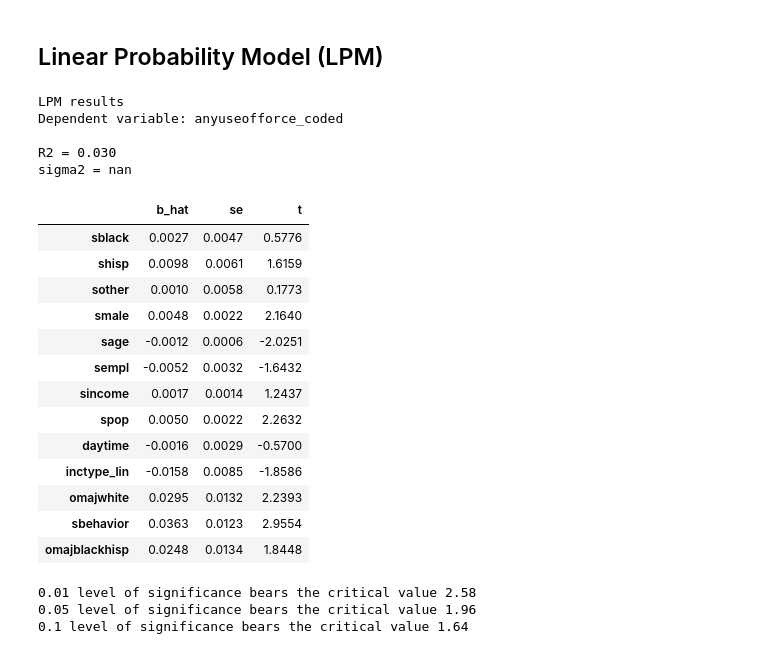
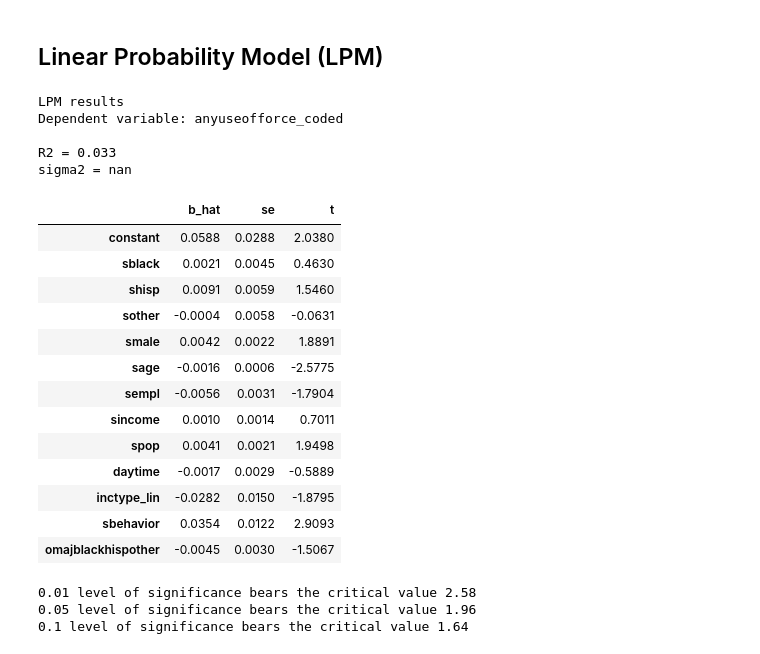
Before and after one commit to astronautfish/advmicro-assignment-3, a Jupyter notebook: assignment3.ipynb, the cells around one changed output. Drawn from its saved outputs; the diff is of its cells as text; code cells hidden in the pictures.

```diff
--- a/assignment3.ipynb
+++ b/assignment3.ipynb
@@ -35,6 +32,8 @@ print(f'Dummy trap in officer race: \t{data['omajother'].sum() + data['omajwhite
 print(f'Dummy trap in civilian race: \t{data['sother'].sum() + data['swhite'].sum() + data['shisp'].sum() + data['sblack'].sum() == len(data)}')  # one-hot encoded -> drop one category to avoid multicollinearity
 
 print(f'osplit is 0 for all obs: \t{data['osplit'].sum() == 0}')  # no variation -> drop feature
+
+data['constant'] = 1
 # %% [output]
 All years are the same:         True
 Dummy trap in officer race:     True
@@ -67,7 +66,8 @@ pd.DataFrame({
 ## Data selection
 # %%
 # types of features
-x_labels = ['sblack', # dummy
+x_labels = ['constant',
+ 'sblack', # dummy
  'shisp', # dummy
  #'swhite', # dummy -> dropped because of dummy trap: see earlier
  'sother', # dummy
@@ -80,17 +80,17 @@ x_labels = ['sblack', # dummy
  'inctype_lin', # categorical / dummy?
  #'omajblack', # dummy -> collaped with omajhisp for union dummy to avoid seperation
  #'omajhisp', # dummy -> collaped with omajblack for union dummy to avoid seperation
- 'omajwhite', # dummy
+ #'omajwhite', # dummy
  #'omajother', # dummy -> dropped because of dummy trap: see earlier
  #'osplit', # invariant -> dropped
  #'year' # invariant -> dropped
  'sbehavior', # dummy
  ]
 
-x_labels_imp = ['sblack', 'shisp', 'sother', 'smale', 'daytime', 'omajwhite', 'sbehavior']
+x_labels_imp = ['sblack', 'shisp', 'sother', 'smale', 'daytime', 'sbehavior']
 
-data['omajblackhisp'] = data['omajblack'] + data['omajhisp']
-x_labels += ['omajblackhisp']
+data['omajblackhispother'] = data['omajblack'] + data['omajhisp'] + data['omajother']
+x_labels += ['omajblackhispother']
 
 y_label = 'anyuseofforce_coded'
 
@@ -206,27 +206,28 @@ sempl:          0.70
 # %%
 ols_results =  lm.estimate(y, x, robust_se=True)
 ols_tab = lm.print_table((y_label, x_labels), ols_results, title='LPM results')
+b_lpm = ols_tab.b_hat
 ols_tab
 # %% [output]
 LPM results
 Dependent variable: anyuseofforce_coded
 
-R2 = 0.030
+R2 = 0.033
 sigma2 = nan
 |  | b_hat | se | t |
-| sblack | 0.0027 | 0.0047 | 0.5776 |
-| shisp | 0.0098 | 0.0061 | 1.6159 |
-| sother | 0.0010 | 0.0058 | 0.1773 |
-| smale | 0.0048 | 0.0022 | 2.1640 |
-| sage | -0.0012 | 0.0006 | -2.0251 |
-| sempl | -0.0052 | 0.0032 | -1.6432 |
-| sincome | 0.0017 | 0.0014 | 1.2437 |
-| spop | 0.0050 | 0.0022 | 2.2632 |
-| daytime | -0.0016 | 0.0029 | -0.5700 |
-| inctype_lin | -0.0158 | 0.0085 | -1.8586 |
-| omajwhite | 0.0295 | 0.0132 | 2.2393 |
-| sbehavior | 0.0363 | 0.0123 | 2.9554 |
-| omajblackhisp | 0.0248 | 0.0134 | 1.8448 |
+| constant | 0.0588 | 0.0288 | 2.0380 |
+| sblack | 0.0021 | 0.0045 | 0.4630 |
+| shisp | 0.0091 | 0.0059 | 1.5460 |
+| sother | -0.0004 | 0.0058 | -0.0631 |
+| smale | 0.0042 | 0.0022 | 1.8891 |
+| sage | -0.0016 | 0.0006 | -2.5775 |
+| sempl | -0.0056 | 0.0031 | -1.7904 |
+| sincome | 0.0010 | 0.0014 | 0.7011 |
+| spop | 0.0041 | 0.0021 | 1.9498 |
+| daytime | -0.0017 | 0.0029 | -0.5889 |
+| inctype_lin | -0.0282 | 0.0150 | -1.8795 |
+| sbehavior | 0.0354 | 0.0122 | 2.9093 |
+| omajblackhispother | -0.0045 | 0.0030 | -1.5067 |
 # %%
 for alpha in [0.01, 0.05, 0.1]:
     print(f'{alpha} level of significance bears the critical value {norm.ppf(1-alpha/2):.2f}')
```
Also changed, not shown: parts of 34 cells of this notebook, 12 other files.
